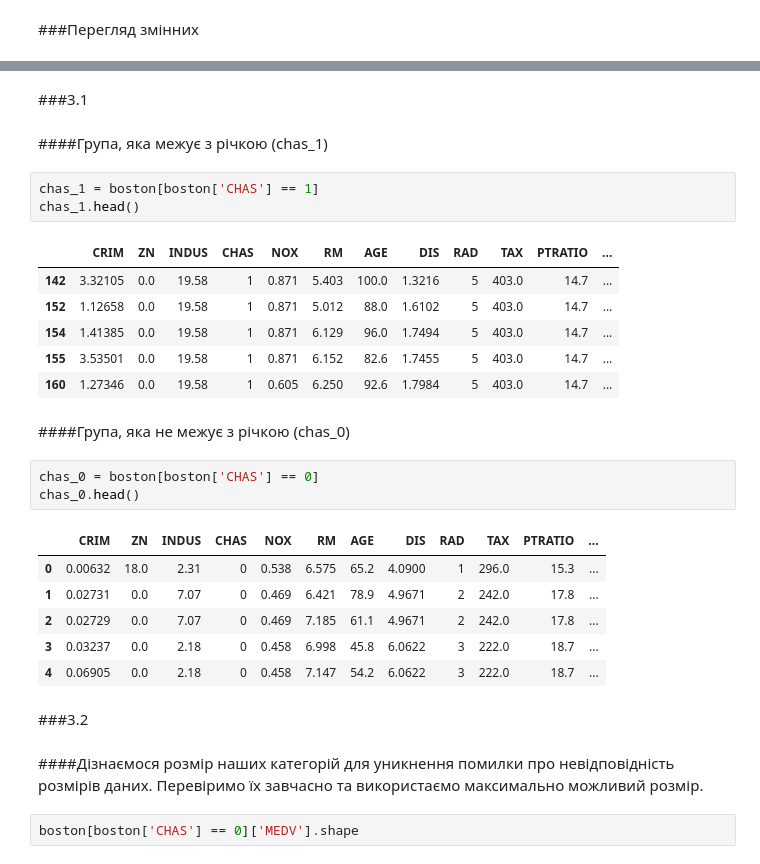
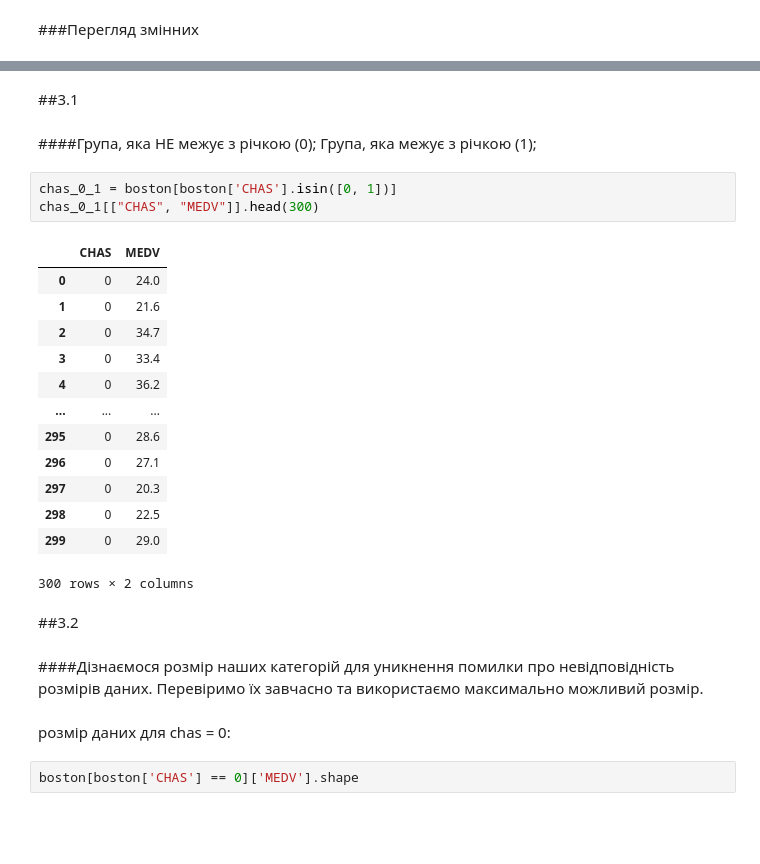
Before and after one commit to kurkur19/Analysis-BMD-Al-Khmuz-BS-25, a Jupyter notebook: Обробка_та_аналіз_біомедичних_даних_БС_25_Аль_Хмуз_КП_№4_5.ipynb, the cells around one changed output, grey strips where cells are left out. Drawn from its saved outputs; the diff is of its cells as text; blank space fills up the shorter version.

```diff
--- a/Обробка_та_аналіз_біомедичних_даних_БС_25_Аль_Хмуз_КП_№4_5.ipynb
+++ b/Обробка_та_аналіз_біомедичних_даних_БС_25_Аль_Хмуз_КП_№4_5.ipynb
@@ -60,33 +62,30 @@ boston[['MEDV', 'MEDV_Random']].head()
 # %% [markdown]
-###3.1
+##3.1
 # %% [markdown]
-####Група, яка межує з річкою (chas_1)
+####Група, яка НЕ межує з річкою (0); Група, яка межує з річкою (1);
 # %%
-chas_1 = boston[boston['CHAS'] == 1]
-chas_1.head()
+chas_0_1 = boston[boston['CHAS'].isin([0, 1])]
+chas_0_1[["CHAS", "MEDV"]].head(300)
 # %% [output]
-|  | CRIM | ZN | INDUS | CHAS | NOX | RM | AGE | DIS | RAD | TAX | PTRATIO | ... |
-| 142 | 3.32105 | 0.0 | 19.58 | 1 | 0.871 | 5.403 | 100.0 | 1.3216 | 5 | 403.0 | 14.7 | ... |
-| 152 | 1.12658 | 0.0 | 19.58 | 1 | 0.871 | 5.012 | 88.0 | 1.6102 | 5 | 403.0 | 14.7 | ... |
-| 154 | 1.41385 | 0.0 | 19.58 | 1 | 0.871 | 6.129 | 96.0 | 1.7494 | 5 | 403.0 | 14.7 | ... |
-| 155 | 3.53501 | 0.0 | 19.58 | 1 | 0.871 | 6.152 | 82.6 | 1.7455 | 5 | 403.0 | 14.7 | ... |
-| 160 | 1.27346 | 0.0 | 19.58 | 1 | 0.605 | 6.250 | 92.6 | 1.7984 | 5 | 403.0 | 14.7 | ... |
+|  | CHAS | MEDV |
+| 0 | 0 | 24.0 |
+| 1 | 0 | 21.6 |
+| 2 | 0 | 34.7 |
+| 3 | 0 | 33.4 |
+| 4 | 0 | 36.2 |
+| ... | ... | ... |
+| 295 | 0 | 28.6 |
+| 296 | 0 | 27.1 |
+| 297 | 0 | 20.3 |
+| 298 | 0 | 22.5 |
+| 299 | 0 | 29.0 |
+300 rows × 2 columns
-# %% [markdown]
-####Група, яка не межує з річкою (chas_0)
-# %%
-chas_0 = boston[boston['CHAS'] == 0]
-chas_0.head()
-# %% [output]
-|  | CRIM | ZN | INDUS | CHAS | NOX | RM | AGE | DIS | RAD | TAX | PTRATIO | ... |
-| 0 | 0.00632 | 18.0 | 2.31 | 0 | 0.538 | 6.575 | 65.2 | 4.0900 | 1 | 296.0 | 15.3 | ... |
-| 1 | 0.02731 | 0.0 | 7.07 | 0 | 0.469 | 6.421 | 78.9 | 4.9671 | 2 | 242.0 | 17.8 | ... |
-| 2 | 0.02729 | 0.0 | 7.07 | 0 | 0.469 | 7.185 | 61.1 | 4.9671 | 2 | 242.0 | 17.8 | ... |
-| 3 | 0.03237 | 0.0 | 2.18 | 0 | 0.458 | 6.998 | 45.8 | 6.0622 | 3 | 222.0 | 18.7 | ... |
-| 4 | 0.06905 | 0.0 | 2.18 | 0 | 0.458 | 7.147 | 54.2 | 6.0622 | 3 | 222.0 | 18.7 | ... |
 # %% [markdown]
-###3.2
+##3.2
 # %% [markdown]
 ####Дізнаємося розмір наших категорій для уникнення помилки про невідповідність розмірів даних. Перевіримо їх завчасно та використаємо максимально можливий розмір.
+# %% [markdown]
+розмір даних для chas = 0:
 # %%
 boston[boston['CHAS'] == 0]['MEDV'].shape
 # %% [output]
```
Also changed, not shown: parts of 24 cells of this notebook.
